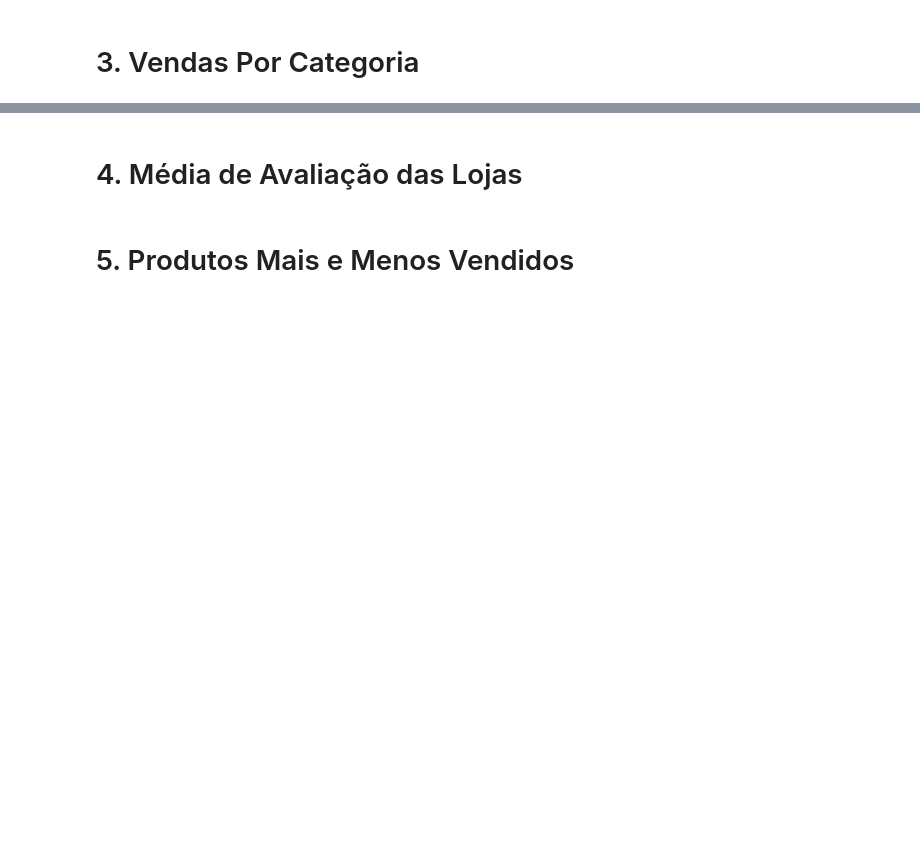
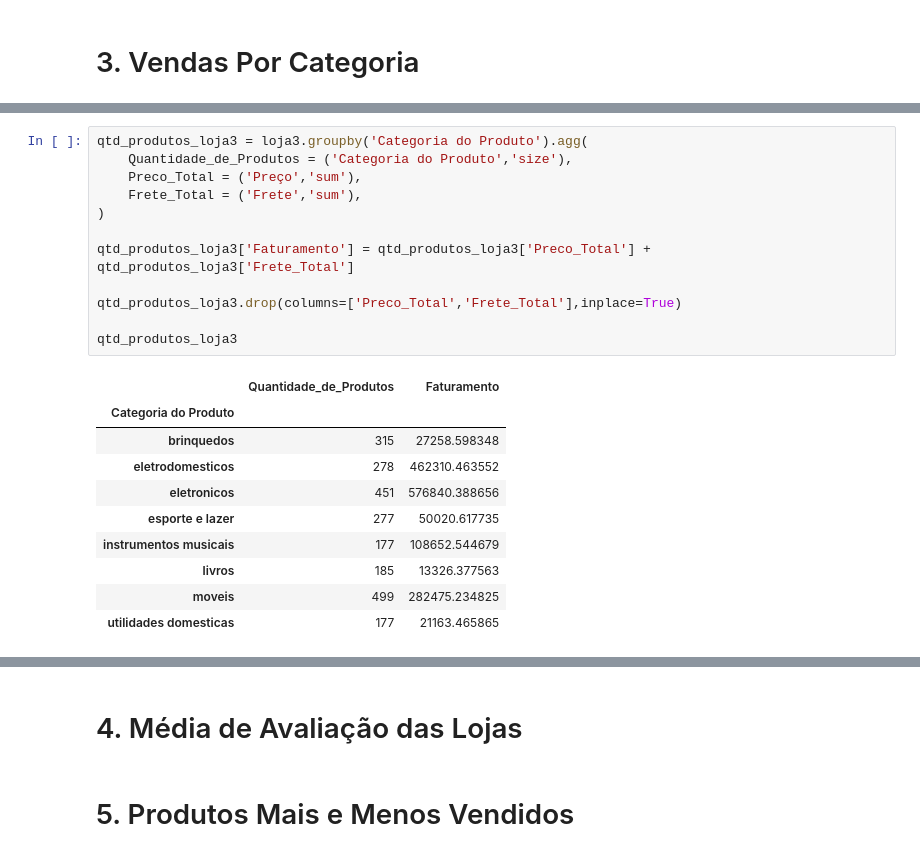
Before and after one commit to MiguelLuan/AluraStore, a Jupyter notebook: AluraStore.ipynb, the cells around one changed output, grey strips where cells are left out. Saved outputs shown, nothing was run; the diff lists cells and outputs as text; blank space fills up the shorter version.

```diff
--- a/AluraStore.ipynb
+++ b/AluraStore.ipynb
@@ -17,0 +224,23 @@ loja1,loja2,loja3,loja4 = [pd.read_csv(url) for url in [url1,url2,url3,url4]]
+# %%
+qtd_produtos_loja3 = loja3.groupby('Categoria do Produto').agg(
+    Quantidade_de_Produtos = ('Categoria do Produto','size'),
+    Preco_Total = ('Preço','sum'),
+    Frete_Total = ('Frete','sum'),
+)
+
+qtd_produtos_loja3['Faturamento'] = qtd_produtos_loja3['Preco_Total'] + qtd_produtos_loja3['Frete_Total']
+
+qtd_produtos_loja3.drop(columns=['Preco_Total','Frete_Total'],inplace=True)
+
+qtd_produtos_loja3
+# %% [output]
+|  | Quantidade_de_Produtos | Faturamento |
+| Categoria do Produto |  |  |
+| brinquedos | 315 | 27258.598348 |
+| eletrodomesticos | 278 | 462310.463552 |
+| eletronicos | 451 | 576840.388656 |
+| esporte e lazer | 277 | 50020.617735 |
+| instrumentos musicais | 177 | 108652.544679 |
+| livros | 185 | 13326.377563 |
+| moveis | 499 | 282475.234825 |
+| utilidades domesticas | 177 | 21163.465865 |
```
Also changed, not shown: parts of 17 cells of this notebook.
